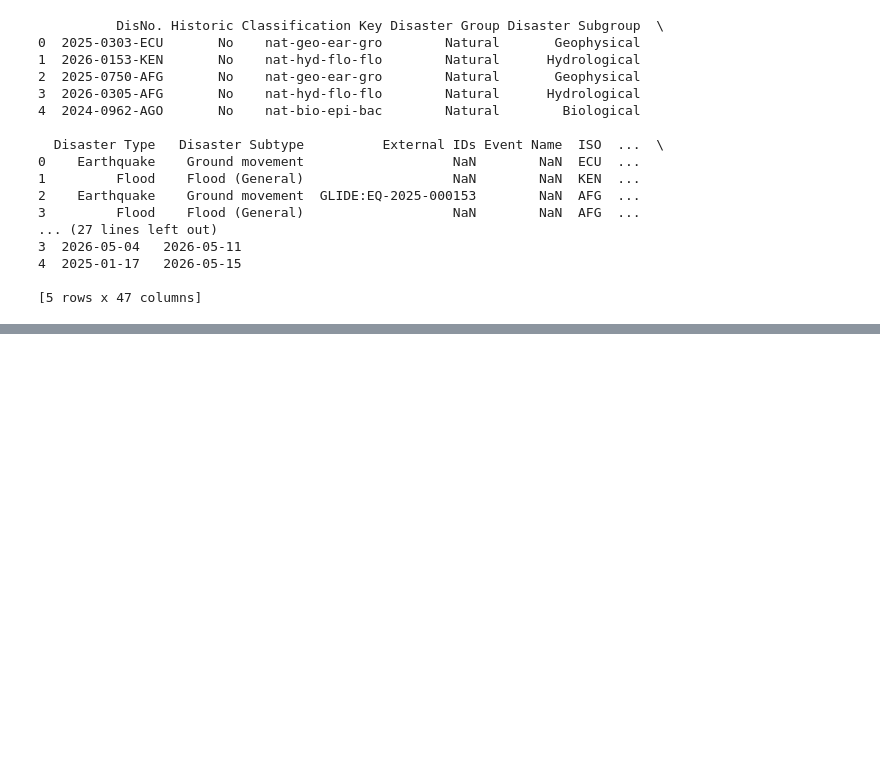
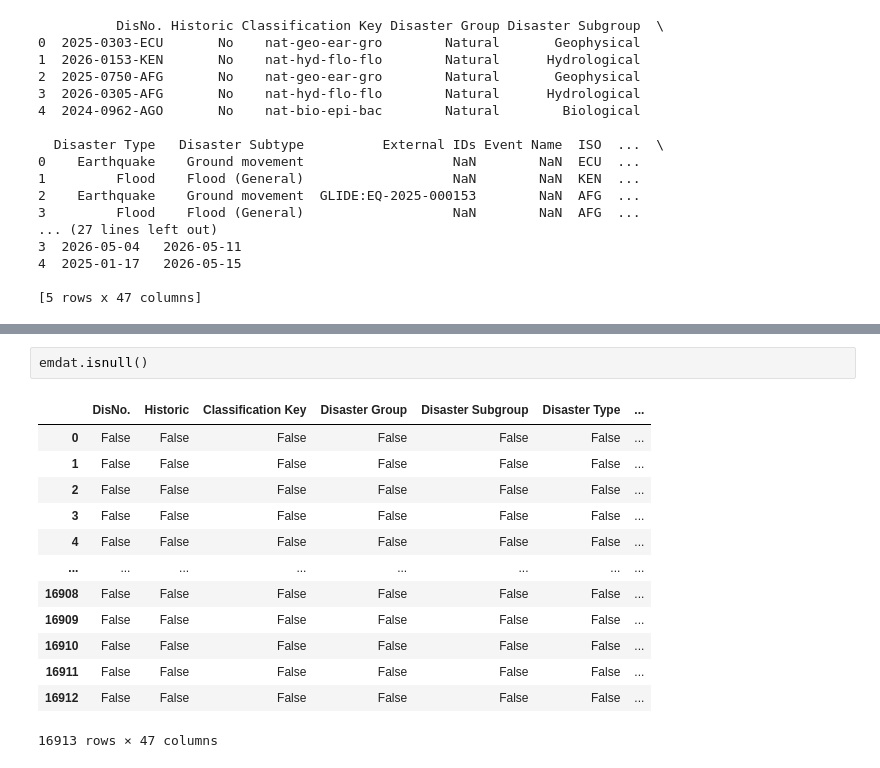
Before and after one commit to Flood-Prediction-AI-Team/Flood-Prediction-Using-WeatherAPI-and-historical-thread-mapping, a Jupyter notebook: Code/Merged_dataset/dataset_fusion.ipynb, the cells around one changed output, grey strips where cells are left out. Drawn from its saved outputs; the diff is of its cells as text; blank space fills up the shorter version.

```diff
--- a/Code/Merged_dataset/dataset_fusion.ipynb
+++ b/Code/Merged_dataset/dataset_fusion.ipynb
@@ -46,0 +103,16 @@ print(emdat.head())
+# %%
+emdat.isnull()
+# %% [output]
+|  | DisNo. | Historic | Classification Key | Disaster Group | Disaster Subgroup | Disaster Type | ... |
+| 0 | False | False | False | False | False | False | ... |
+| 1 | False | False | False | False | False | False | ... |
+| 2 | False | False | False | False | False | False | ... |
+| 3 | False | False | False | False | False | False | ... |
+| 4 | False | False | False | False | False | False | ... |
+| ... | ... | ... | ... | ... | ... | ... | ... |
+| 16908 | False | False | False | False | False | False | ... |
+| 16909 | False | False | False | False | False | False | ... |
+| 16910 | False | False | False | False | False | False | ... |
+| 16911 | False | False | False | False | False | False | ... |
+| 16912 | False | False | False | False | False | False | ... |
+16913 rows × 47 columns
```
Also changed, not shown: parts of 5 cells of this notebook.
